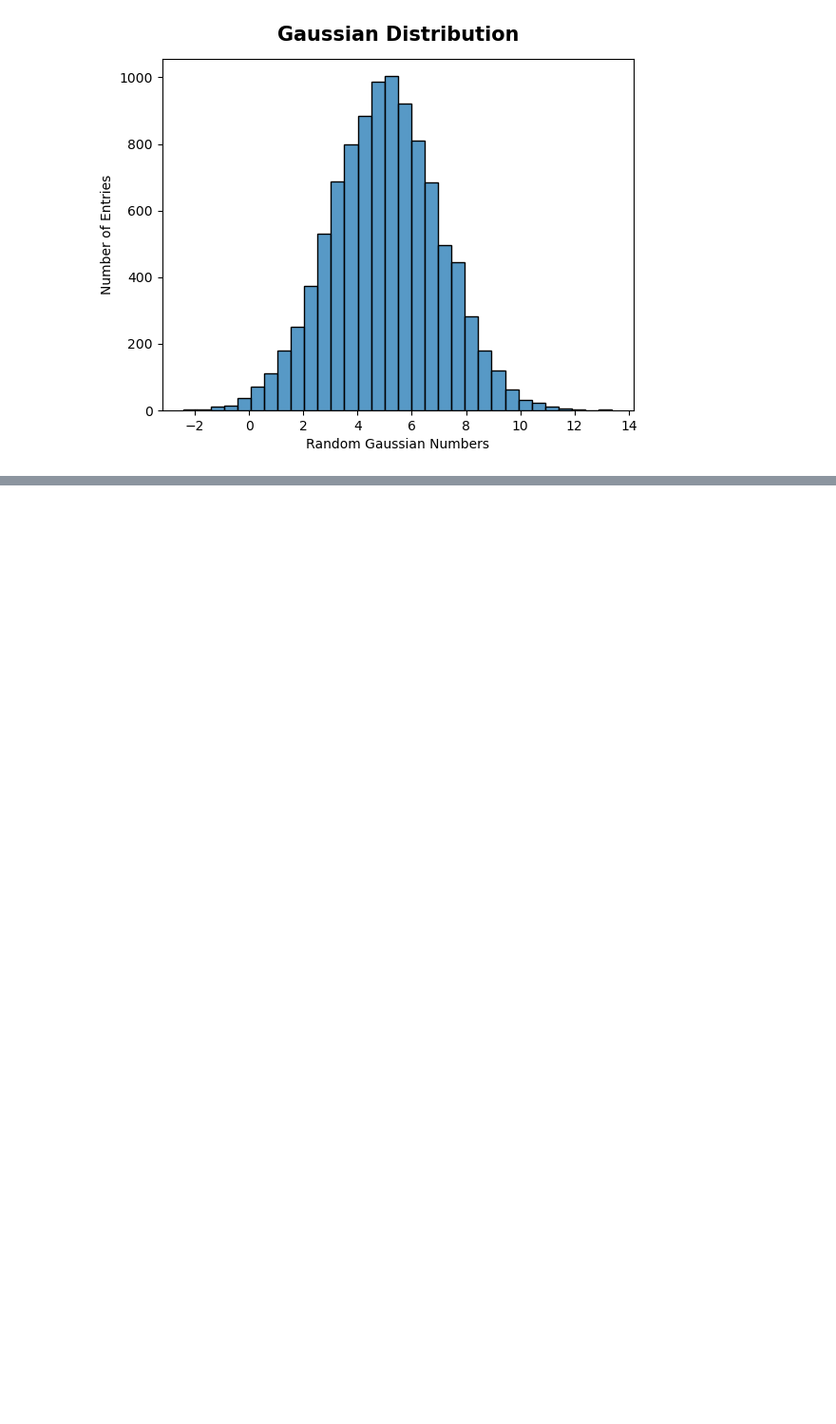
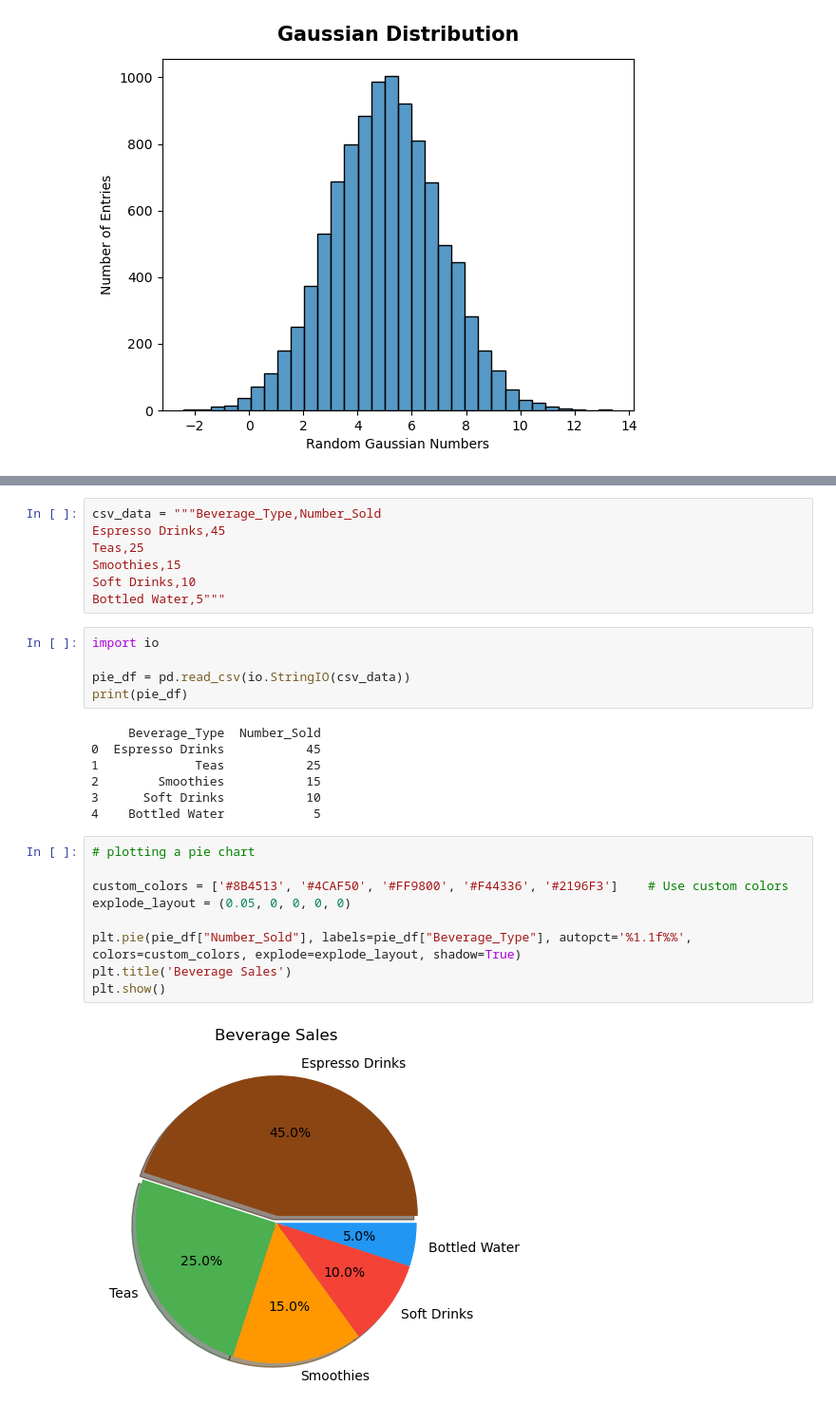
Before and after one commit to bdixit25/DataScience_Courses, a Jupyter notebook: Course_3_Data_Visualisation_with_Python/Module_1/Module_1.ipynb, the cells around one changed output, grey strips where cells are left out. Shown at 95% size. Drawn from its saved outputs; the diff is of its cells as text; blank space fills up the shorter version.

Commit message:
Added more plot types

```diff
--- a/Course_3_Data_Visualisation_with_Python/Module_1/Module_1.ipynb
+++ b/Course_3_Data_Visualisation_with_Python/Module_1/Module_1.ipynb
@@ -474,0 +500,30 @@ plt.show()
+# %%
+csv_data = """Beverage_Type,Number_Sold
+Espresso Drinks,45
+Teas,25
+Smoothies,15
+Soft Drinks,10
+Bottled Water,5"""
+# %%
+import io
+
+pie_df = pd.read_csv(io.StringIO(csv_data))
+print(pie_df)
+# %% [output]
+     Beverage_Type  Number_Sold
+0  Espresso Drinks           45
+1             Teas           25
+2        Smoothies           15
+3      Soft Drinks           10
+4    Bottled Water            5
+# %%
+# plotting a pie chart
+
+custom_colors = ['#8B4513', '#4CAF50', '#FF9800', '#F44336', '#2196F3']    # Use custom colors
+explode_layout = (0.05, 0, 0, 0, 0)
+
+plt.pie(pie_df["Number_Sold"], labels=pie_df["Beverage_Type"], autopct='%1.1f%%', colors=custom_colors, explode=explode_layout, shadow=True)
+plt.title('Beverage Sales')
+plt.show()
+# %% [output]
+[figure, added]
```
Also changed, not shown: parts of 17 cells of this notebook.
